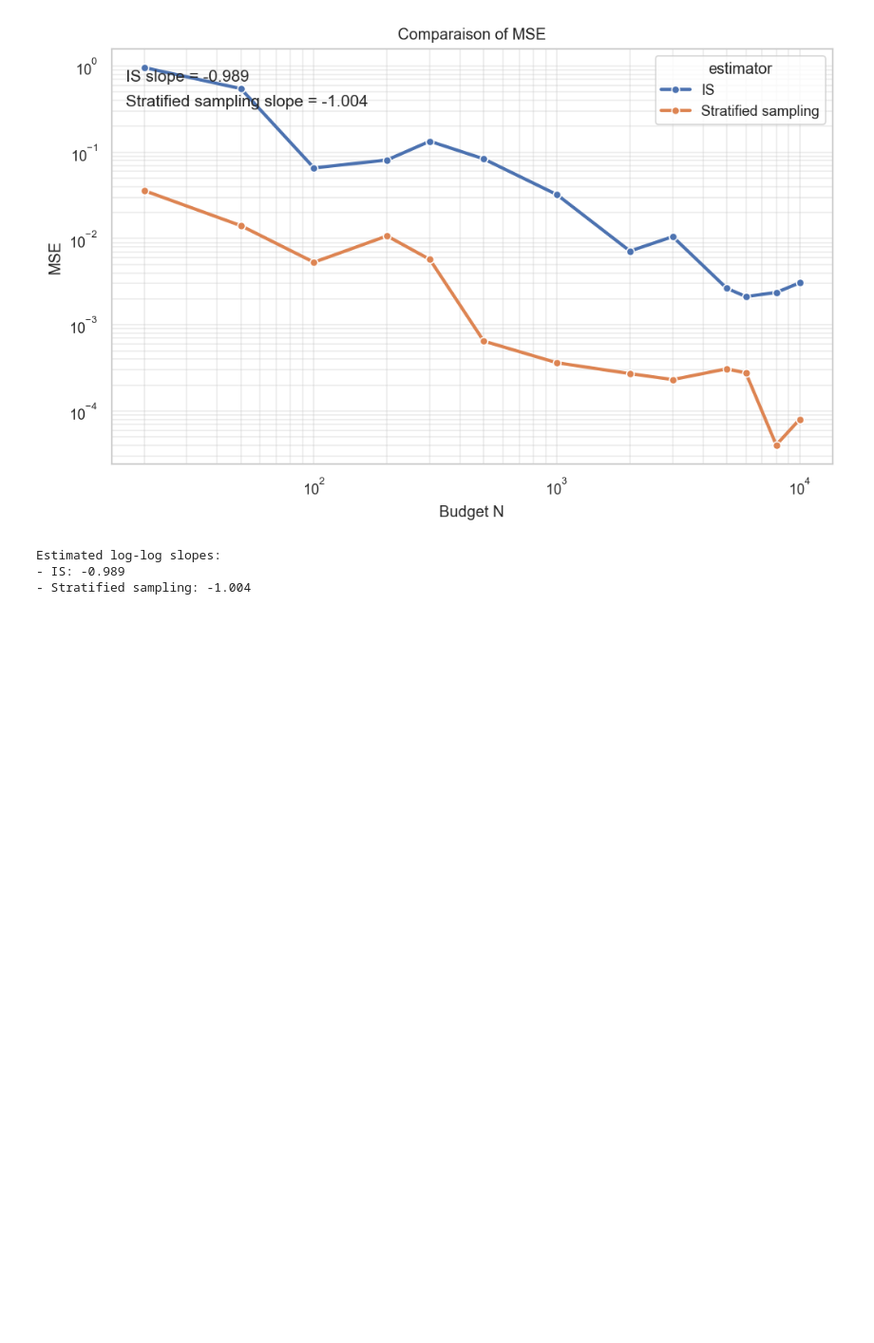
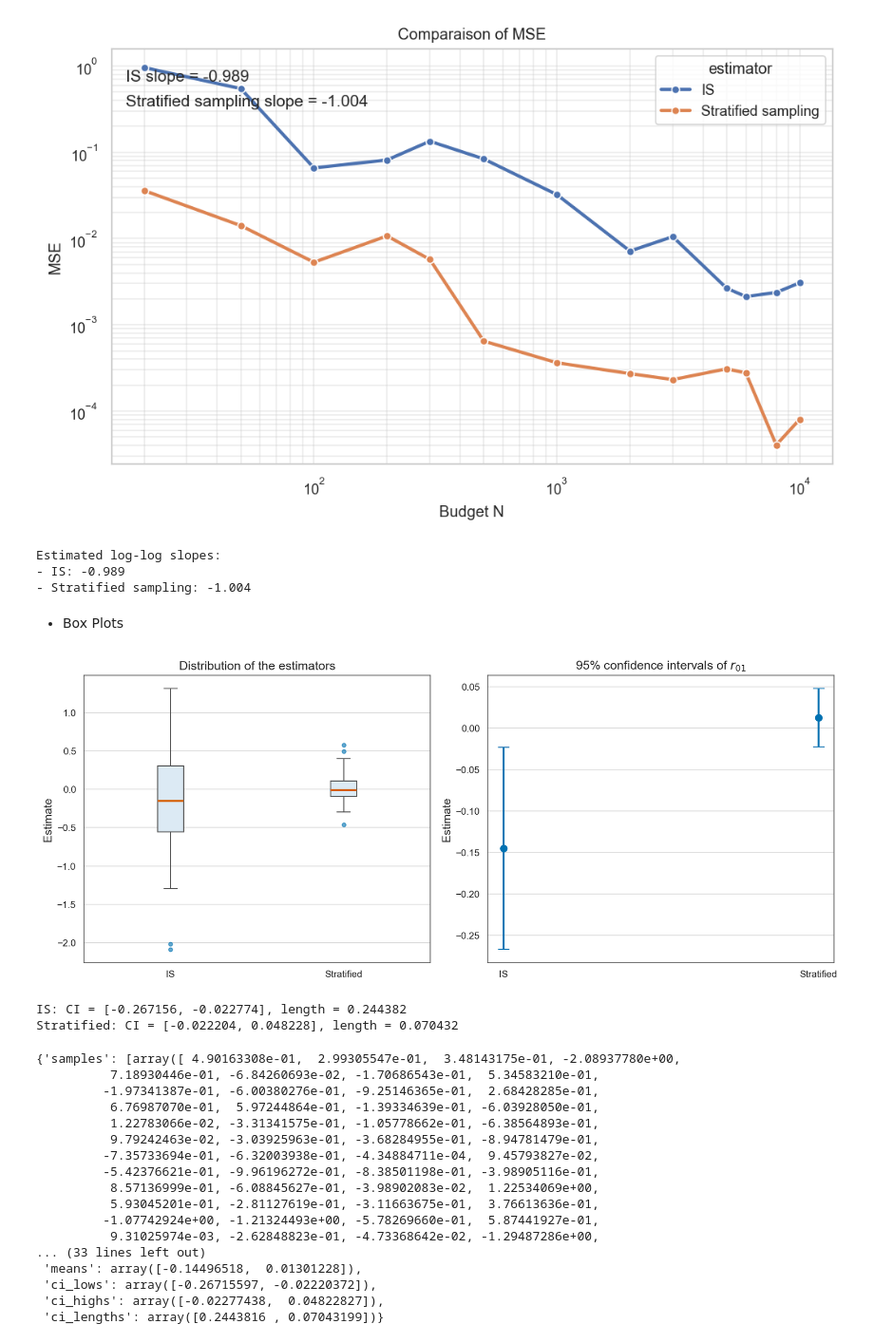
Before and after one commit to MohamedKeteb/constantpathsampling, a Jupyter notebook: normal_exp.ipynb, the cells around one changed output. Shown at 95% size. Saved outputs shown, nothing was run; the diff lists cells and outputs as text; code cells hidden in the pictures; blank space fills up the shorter version.

```diff
--- a/normal_exp.ipynb
+++ b/normal_exp.ipynb
@@ -67,0 +113,42 @@ Estimated log-log slopes:
+# %% [markdown]
+- Box Plots
+# %%
+M = 50
+estimator = lambda lam: uestimator_given_lambda(lam, lambda_grid, k_grid, m_grid, sigmaq, lag, log_target_path, grad_log_target_path)
+
+budget = build_budget(
+            L=L,
+            M=M,
+            estimator=estimator,
+            n_samples_per_bin=10
+        )
+estimators = [lambda : q_unbiased_estimator(L, M, estimator, sqrt_m2), lambda : optimal_startified_estimator(L, estimator, budget)]
+# %%
+plot_estimators_box_CI(
+    estimators,
+    labels = ['IS', 'Stratified'],
+    nrep=100,
+    ci_level=0.95,
+    figsize=(12, 5),
+)
+# %% [output]
+[figure, added]
+IS: CI = [-0.267156, -0.022774], length = 0.244382
+Stratified: CI = [-0.022204, 0.048228], length = 0.070432
+{'samples': [array([ 4.90163308e-01,  2.99305547e-01,  3.48143175e-01, -2.08937780e+00,
+          7.18930446e-01, -6.84260693e-02, -1.70686543e-01,  5.34583210e-01,
+         -1.97341387e-01, -6.00380276e-01, -9.25146365e-01,  2.68428285e-01,
+          6.76987070e-01,  5.97244864e-01, -1.39334639e-01, -6.03928050e-01,
+          1.22783066e-02, -3.31341575e-01, -1.05778662e-01, -6.38564893e-01,
+          9.79242463e-02, -3.03925963e-01, -3.68284955e-01, -8.94781479e-01,
+         -7.35733694e-01, -6.32003938e-01, -4.34884711e-04,  9.45793827e-02,
+         -5.42376621e-01, -9.96196272e-01, -8.38501198e-01, -3.98905116e-01,
+          8.57136999e-01, -6.08845627e-01, -3.98902083e-02,  1.22534069e+00,
+          5.93045201e-01, -2.81127619e-01, -3.11663675e-01,  3.76613636e-01,
+         -1.07742924e+00, -1.21324493e+00, -5.78269660e-01,  5.87441927e-01,
+          9.31025974e-03, -2.62848823e-01, -4.73368642e-02, -1.29487286e+00,
+... (33 lines left out)
+ 'means': array([-0.14496518,  0.01301228]),
+ 'ci_lows': array([-0.26715597, -0.02220372]),
+ 'ci_highs': array([-0.02277438,  0.04822827]),
+ 'ci_lengths': array([0.2443816 , 0.07043199])}
```
Also changed, not shown: parts of 4 cells of this notebook, 3 other files.
